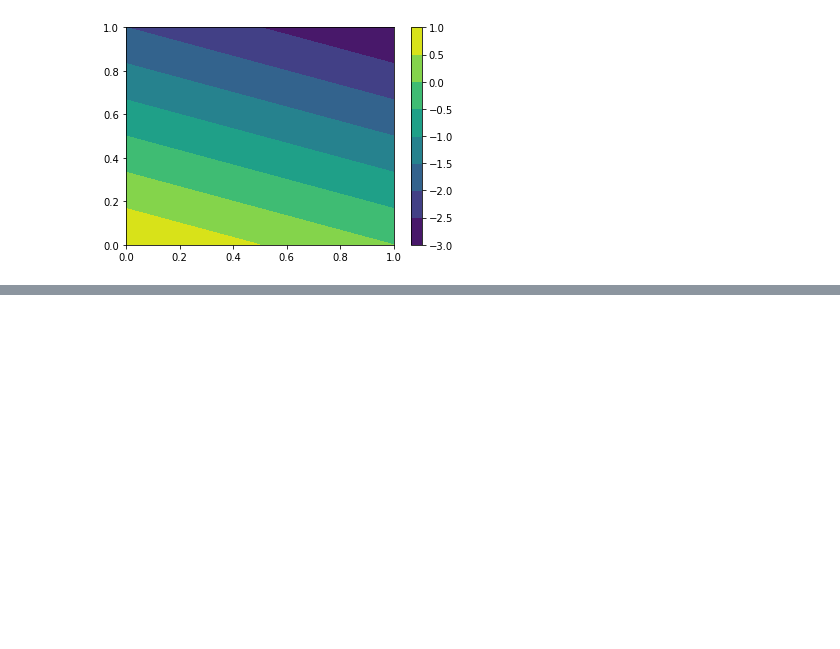
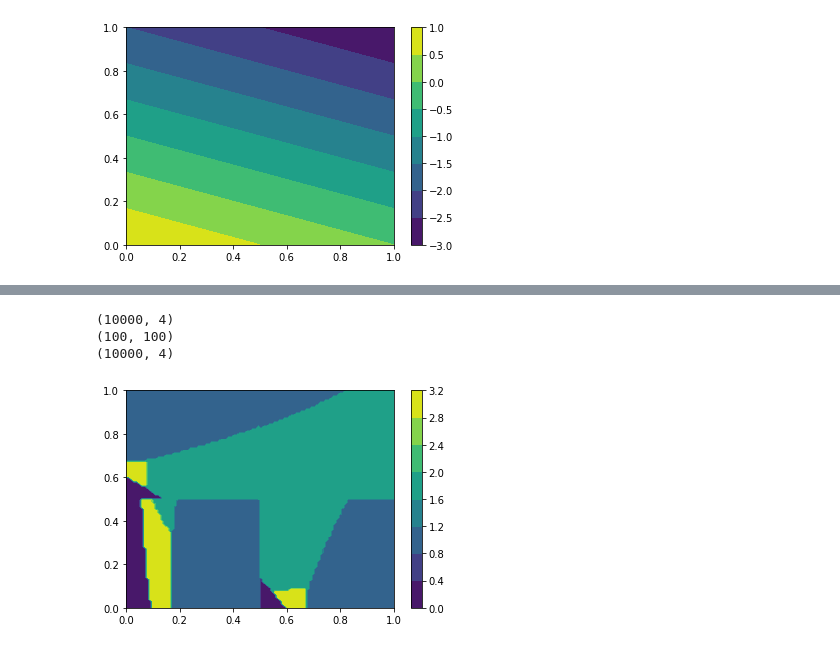
Before and after one commit to choiboy92/ImperialML, a Jupyter notebook: Tutorial 4/Tutorial4.ipynb, the cells around one changed output, grey strips where cells are left out. Drawn from its saved outputs; the diff is of its cells as text; code cells hidden in the pictures; blank space fills up the shorter version.

```diff
--- a/Tutorial 4/Tutorial4.ipynb
+++ b/Tutorial 4/Tutorial4.ipynb
@@ -71,0 +122,59 @@ print(weight.shape)
+# %%
+# Higher Order Functions
+
+import numpy as np
+import matplotlib.pyplot as plt
+fig, ax = plt.subplots()
+
+#weight terms each with shape (1, 4)
+a1 = np.array([[1.3], [-1], [-3], [-10]]).T
+a2 = np.array([[-1], [1.5], [3], [-1]]).T
+a3 = np.array([[0.4], [-0.1], [-0.1], [3]]).T
+a4 = np.array([[0.5], [-1], [1], [-0.1]]).T
+a5 = np.array([[-0.2], [1.5], [-1], [0.4]]).T
+
+npx = 100
+npy = 100
+x1line = np.linspace(0, 1, npx)
+x2line = np.linspace(0, 1, npy)
+
+x1grid, x2grid = np.meshgrid(x1line, x2line)
+
+# produce an grid array with all grid values
+xgrid = np.array([x1grid, x2grid]).reshape([npx*npy, 2])
+
+#calculate the x1*x2 (higher order) grid
+x1x2 = x1grid * x2grid
+
+#Ygrid is defined as the same as Xgrid, except it has 1
+#at the beginning − this therefore adds a column of ones to the left
+#at end, add the x1x2 column
+Ygrid = np.concatenate([np.ones([npx * npy,1]), xgrid, x1x2.reshape([npx*npy, 1])], axis=1)
+
+#calculate each of the five functions as before
+g1 = np.matmul(a1, Ygrid.T)
+g2 = np.matmul(a2, Ygrid.T)
+g3 = np.matmul(a3, Ygrid.T)
+g4 = np.matmul(a4, Ygrid.T)
+g5 = np.matmul(a5, Ygrid.T)
+
+#combine all five functions together
+gconc = np.concatenate([g1, g2, g3, g4, g5])
+
+#find which of the columns is the largest
+omega = np.argmax(gconc , axis=0)
+
+#put back onto 2D grid so it can easily be plotted
+omega = np.reshape(omega, [npx, npy])
+
+# plot contour
+plt.contourf(x1line, x2line, omega)
+plt.colorbar()
+plt.xlim(0,1)
+plt.ylim(0,1)
+plt.show()
+# %% [output]
+(10000, 4)
+(100, 100)
+(10000, 4)
+[figure, added]
```
Also changed, not shown: parts of 7 cells of this notebook.
